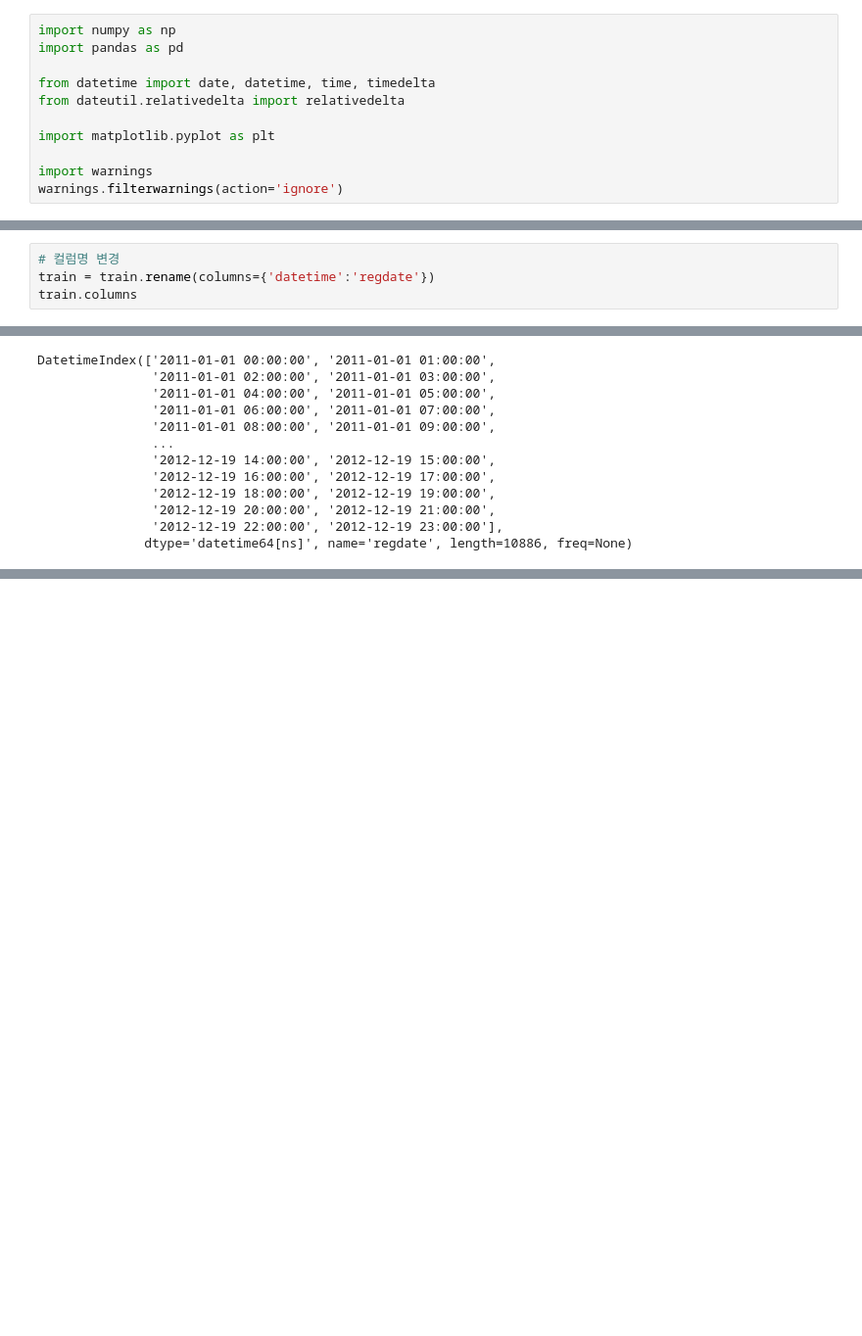
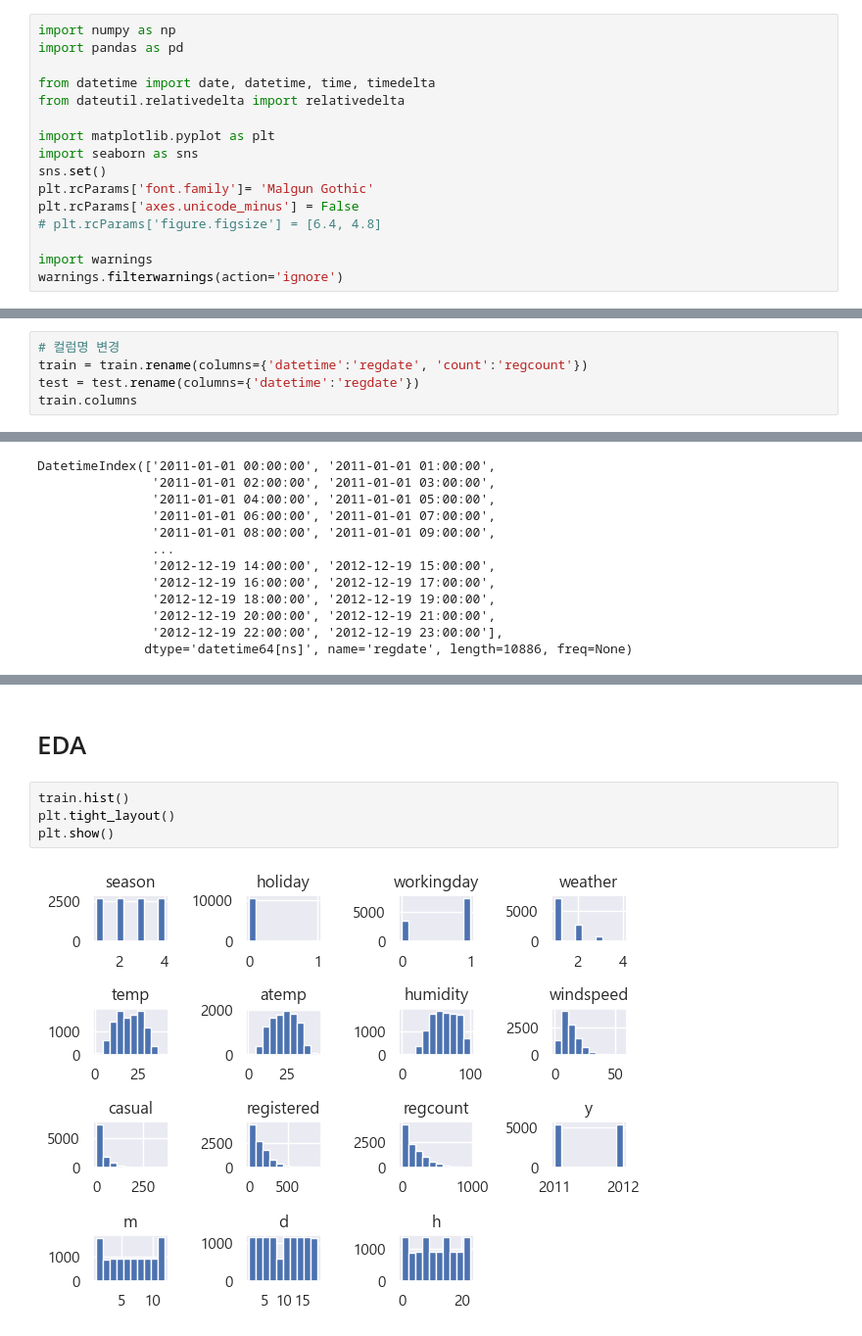
Before and after one commit to kkh1158/lecture, a Jupyter notebook: bike/lec_bike.ipynb, the cells around one changed output, grey strips where cells are left out. Shown at 98% size. Cells and saved outputs as stored; diff of their text form; blank space fills up the shorter version.

````diff
--- a/bike/lec_bike.ipynb
+++ b/bike/lec_bike.ipynb
@@ -27,6 +27,11 @@ from datetime import date, datetime, time, timedelta
 from dateutil.relativedelta import relativedelta
 
 import matplotlib.pyplot as plt
+import seaborn as sns
+sns.set()
+plt.rcParams['font.family']= 'Malgun Gothic'
+plt.rcParams['axes.unicode_minus'] = False
+# plt.rcParams['figure.figsize'] = [6.4, 4.8]
 
 import warnings
 warnings.filterwarnings(action='ignore')
@@ -68,7 +71,8 @@ train.columns
 ```
 # %%
 # 컬럼명 변경
-train = train.rename(columns={'datetime':'regdate'})
+train = train.rename(columns={'datetime':'regdate', 'count':'regcount'})
+test = test.rename(columns={'datetime':'regdate'})
 train.columns
 # %% [output]
 Index(['regdate', 'season', 'holiday', 'workingday', 'weather', 'temp',
@@ -232,2 +268,10 @@ train[train['casual']+train['registered']!=train['count']].shape[0]
 # %% [output]
 0
+# %% [markdown]
+# EDA
+# %%
+train.hist()
+plt.tight_layout()
+plt.show()
+# %% [output]
+[figure, added]
````
Also changed, not shown: parts of 57 cells of this notebook, 2 other files.
